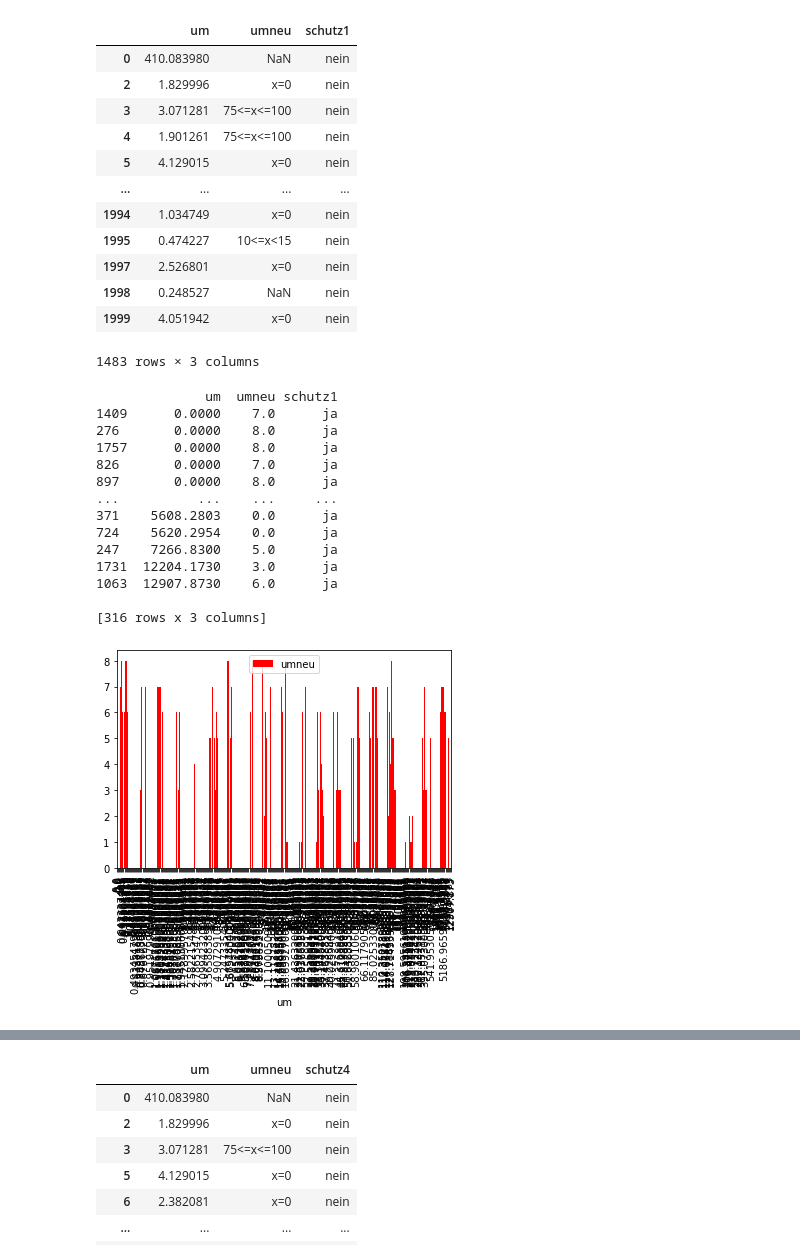
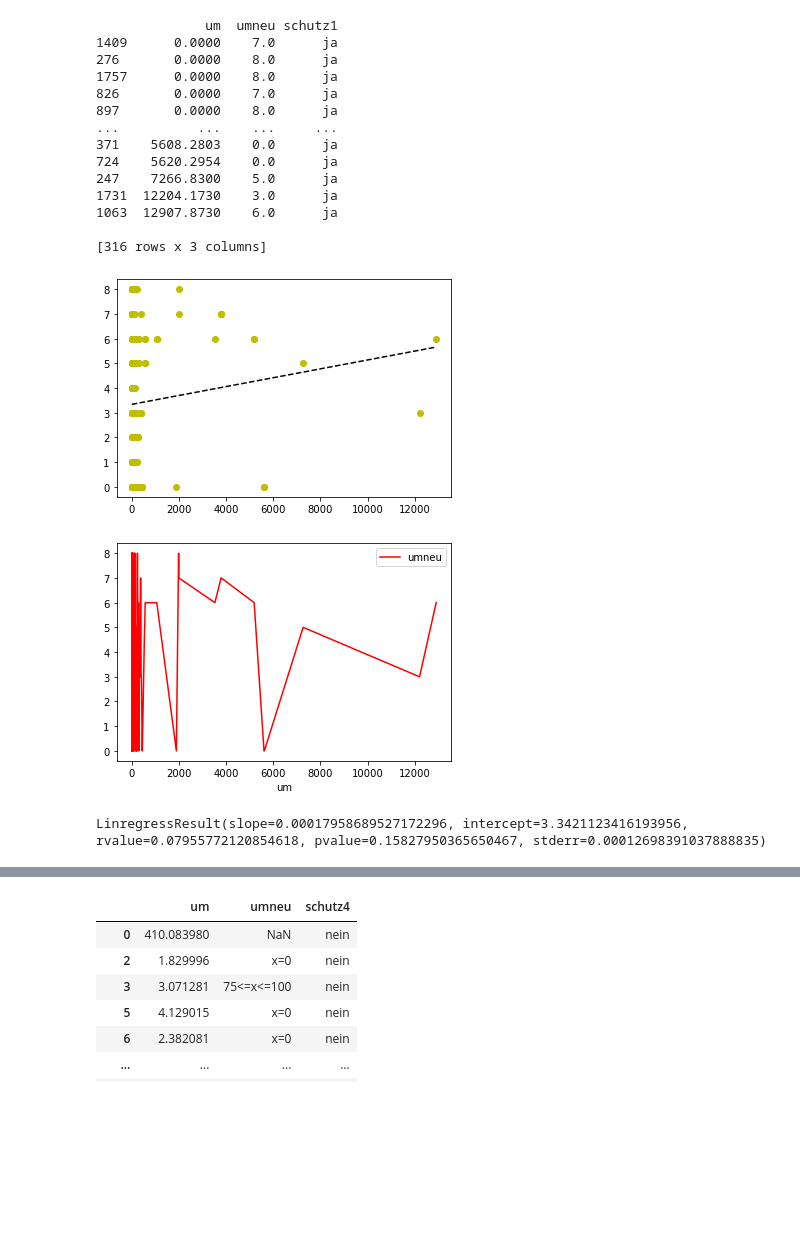
Before and after one commit to limarizon/Economics-and-Innovation-of-IP-Practica, a Jupyter notebook: script.ipynb, the cells around one changed output, grey strips where cells are left out. Saved outputs shown, nothing was run; the diff lists cells and outputs as text; code cells hidden in the pictures; blank space fills up the shorter version.

```diff
--- a/script.ipynb
+++ b/script.ipynb
@@ -202,60 +262,51 @@ ETechnik               78
 1999     4.051942         x=0    nein
 
 [2000 rows x 3 columns]
-# %%
-#algemeen (Patent)
-df.loc[df['schutz1']=='nein']
-# %% [output]
-|  | um | umneu | schutz1 |
-| 0 | 410.083980 | NaN | nein |
-| 2 | 1.829996 | x=0 | nein |
-| 3 | 3.071281 | 75<=x<=100 | nein |
-| 4 | 1.901261 | 75<=x<=100 | nein |
-| 5 | 4.129015 | x=0 | nein |
-| ... | ... | ... | ... |
-| 1994 | 1.034749 | x=0 | nein |
-| 1995 | 0.474227 | 10<=x<15 | nein |
-| 1997 | 2.526801 | x=0 | nein |
-| 1998 | 0.248527 | NaN | nein |
-| 1999 | 4.051942 | x=0 | nein |
-1483 rows × 3 columns
 # %%
 #Patents
-#df['schutz1'].dropna()
 
 schutz1 = df['schutz1'].dropna()
 
 dfSchutz1IPTrue = df.loc[df['schutz1']=='ja']
 
 dfSchutz1IPTrue = dfSchutz1IPTrue.replace(['x=0','0<x<5','5<=x<10','10<=x<15','15<=x<20',
                                            '20<=x<30','30<=x<50', '50<=x<75', '75<=x<=100'],
                                           [0,1,2,3,4,5,6,7,8])
 
 dfSchutz1IPTrue['umneu'].fillna(0, inplace=True)
 dfSchutz1IPTrue['um'].fillna(0, inplace=True)
 dfSchutz1IPTrue = dfSchutz1IPTrue.sort_values(by=['um'], ascending=True)
 print(dfSchutz1IPTrue)
-dfSchutz1IPTrue.plot(kind='bar', x='um', y= 'umneu', color='red')
+x = dfSchutz1IPTrue['um']
+y = dfSchutz1IPTrue['umneu']
+coef = np.polyfit(x, y, 1)
+polynomialFn = np.poly1d(coef)
+pl.plot(x, y, 'yo', x, polynomialFn(x), '--k')
+dfSchutz1IPTrue.plot(kind='line', x='um', y= 'umneu', color='red')
 #Je ziet duidelijk nog niet echt een verband tss revenue en percentueel rev
 #door innovatie. We zullen dus per branche moeten zien hoeveel percentueel innovatie
 #bijdraagt per branche.
 plt.show()
+#P-waarde is ook te hoog : 0.15 > 0.05 om signifivant te zijn
+linregress(x, y)
 # %% [output]
               um  umneu schutz1
 1409      0.0000    7.0      ja
 276       0.0000    8.0      ja
 1757      0.0000    8.0      ja
 826       0.0000    7.0      ja
 897       0.0000    8.0      ja
 ...          ...    ...     ...
 371    5608.2803    0.0      ja
 724    5620.2954    0.0      ja
 247    7266.8300    5.0      ja
 1731  12204.1730    3.0      ja
 1063  12907.8730    6.0      ja
 
 [316 rows x 3 columns]
-[figure, old version]
+[figure, new version]
+[figure, added]
+LinregressResult(slope=0.00017958689527172296, intercept=3.3421123416193956, rvalue=0.07955772120854618, pvalue=0.15827950365650467, stderr=0.00012698391037888835)
 # %%
 '''Stappenplan percentueel te werk gaan:
     1. Filter op basis van ip
```
Also changed, not shown: parts of 14 cells of this notebook.
